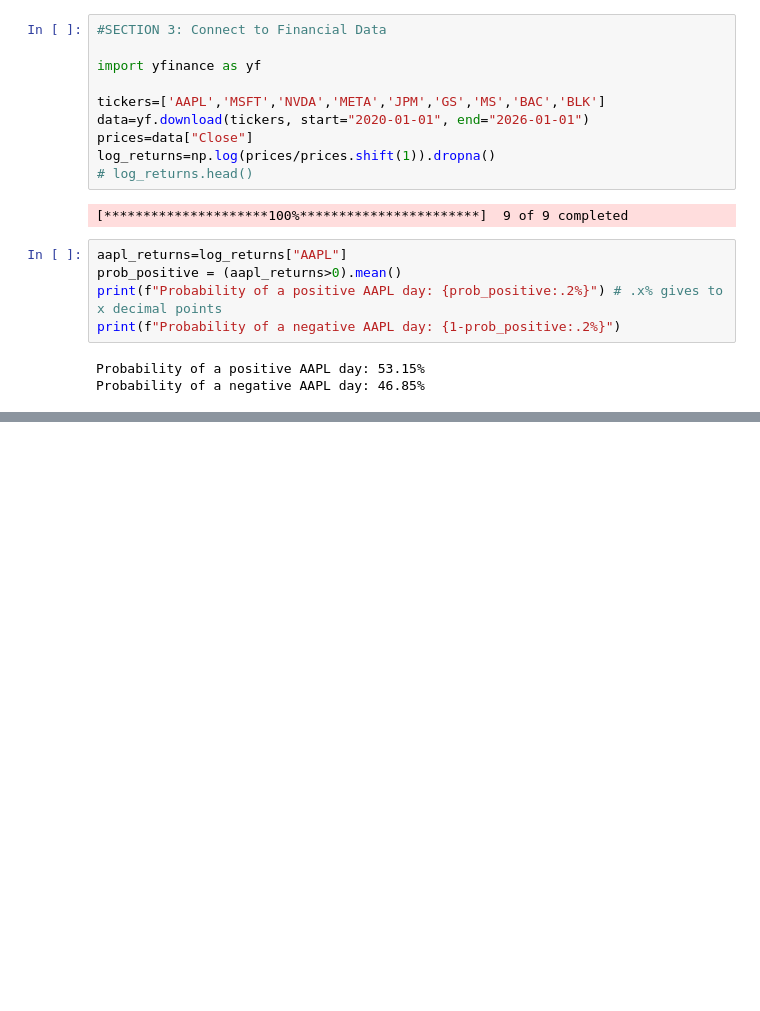
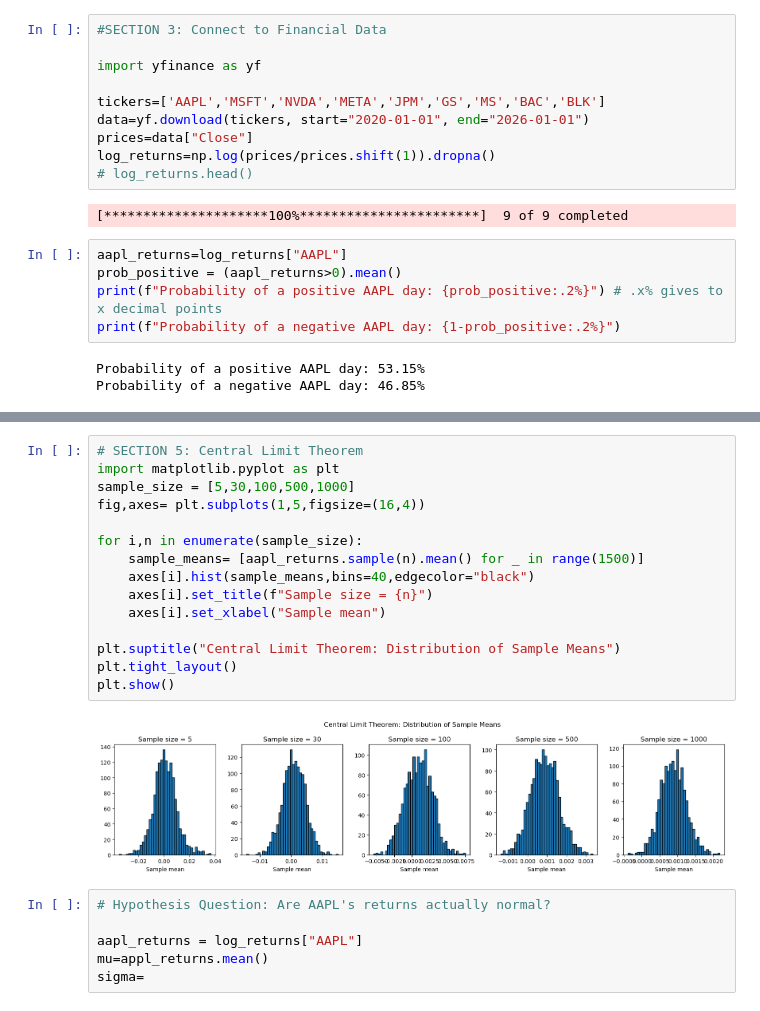
Before and after one commit to lnachdi/quant-projects, a Jupyter notebook: week3_4_stats_probability.ipynb, the cells around one changed output, grey strips where cells are left out. Drawn from its saved outputs; the diff is of its cells as text; blank space fills up the shorter version.

```diff
--- a/week3_4_stats_probability.ipynb
+++ b/week3_4_stats_probability.ipynb
@@ -147 +147,24 @@ NVDA     4.070191
 dtype: float64
+# %%
+# SECTION 5: Central Limit Theorem
+import matplotlib.pyplot as plt
+sample_size = [5,30,100,500,1000]
+fig,axes= plt.subplots(1,5,figsize=(16,4))
+
+for i,n in enumerate(sample_size):
+    sample_means= [aapl_returns.sample(n).mean() for _ in range(1500)]
+    axes[i].hist(sample_means,bins=40,edgecolor="black")
+    axes[i].set_title(f"Sample size = {n}")
+    axes[i].set_xlabel("Sample mean")
+
+plt.suptitle("Central Limit Theorem: Distribution of Sample Means")
+plt.tight_layout()
+plt.show()
+# %% [output]
+[figure, added]
+# %%
+# Hypothesis Question: Are AAPL's returns actually normal?
+
+aapl_returns = log_returns["AAPL"]
+mu=appl_returns.mean()
+sigma=
```
Also changed, not shown: parts of 4 cells of this notebook.
